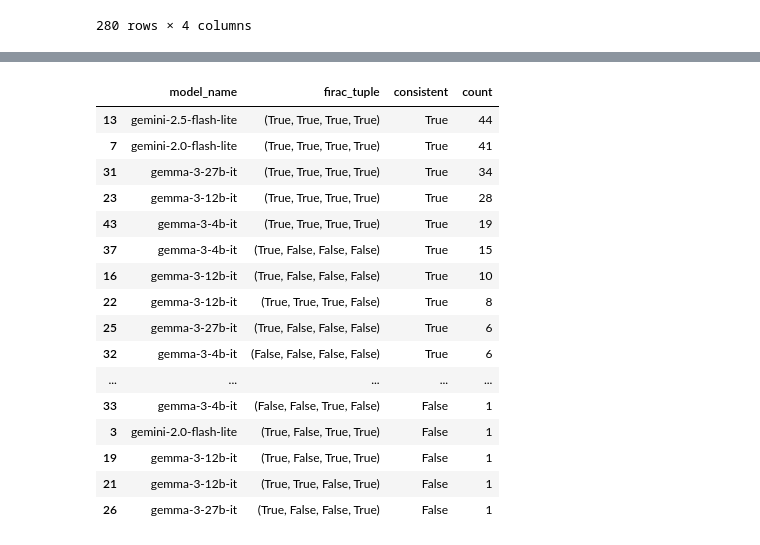
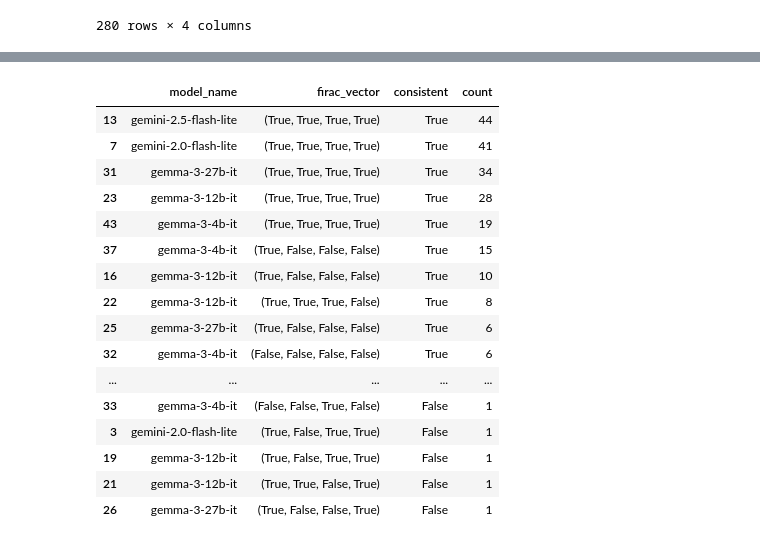
Before and after one commit to pcalais/law-cognitive-structure, a Jupyter notebook: notebooks/run-consistency.ipynb, the cells around one changed output, grey strips where cells are left out. Cells and saved outputs as stored; diff of their text form; code cells hidden in the pictures.

```diff
--- a/notebooks/run-consistency.ipynb
+++ b/notebooks/run-consistency.ipynb
@@ -142,0 +173,22 @@ model_question_firac_seq_df
+# %%
+import pandas as pd
+
+# Converte o vetor para tupla (listas não podem ser usadas como chave para agrupar)
+model_question_firac_seq_df["firac_vector"] = model_question_firac_seq_df["firac_vector"].apply(tuple)
+
+# Conta quantas vezes cada sequência ocorre por model_name
+seq_counts = (
+    model_question_firac_seq_df
+    .groupby(["firac_vector", "consistent"])
+    .size()
+    .reset_index(name="count")
+    .sort_values(by="count", ascending=False)
+)
+
+# Total de sequências
+total_count = seq_counts["count"].sum()
+
+# Adiciona coluna percentage
+seq_counts["percentage"] = seq_counts["count"] / total_count
+
+seq_counts.head(1000)
@@ -143,21 +211,21 @@ model_question_firac_seq_df
 # %%
 import pandas as pd
 
 # Converte o vetor para tupla (listas não podem ser usadas como chave para agrupar)
-model_question_firac_seq_df["firac_tuple"] = model_question_firac_seq_df["firac_vector"].apply(tuple)
+model_question_firac_seq_df["firac_vector"] = model_question_firac_seq_df["firac_vector"].apply(tuple)
 
 # Conta quantas vezes cada sequência ocorre por model_name
 seq_counts = (
     model_question_firac_seq_df
-    .groupby(["model_name", "firac_tuple", "consistent"])
+    .groupby(["model_name", "firac_vector", "consistent"])
     .size()
     .reset_index(name="count")
     .sort_values(by="count", ascending=False)
 )
 
 seq_counts.head(1000)
 # %% [output]
-|  | model_name | firac_tuple | consistent | count |
+|  | model_name | firac_vector | consistent | count |
 | 13 | gemini-2.5-flash-lite | (True, True, True, True) | True | 44 |
 | 7 | gemini-2.0-flash-lite | (True, True, True, True) | True | 41 |
 | 31 | gemma-3-27b-it | (True, True, True, True) | True | 34 |
```
Also changed, not shown: parts of 8 cells of this notebook, 1 other file.
